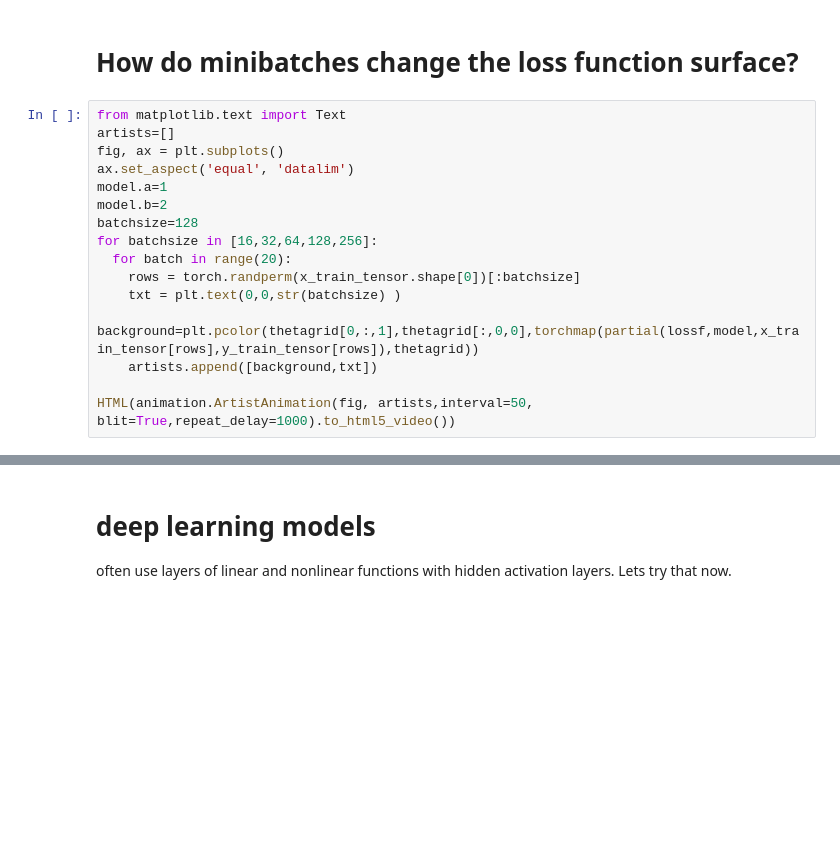
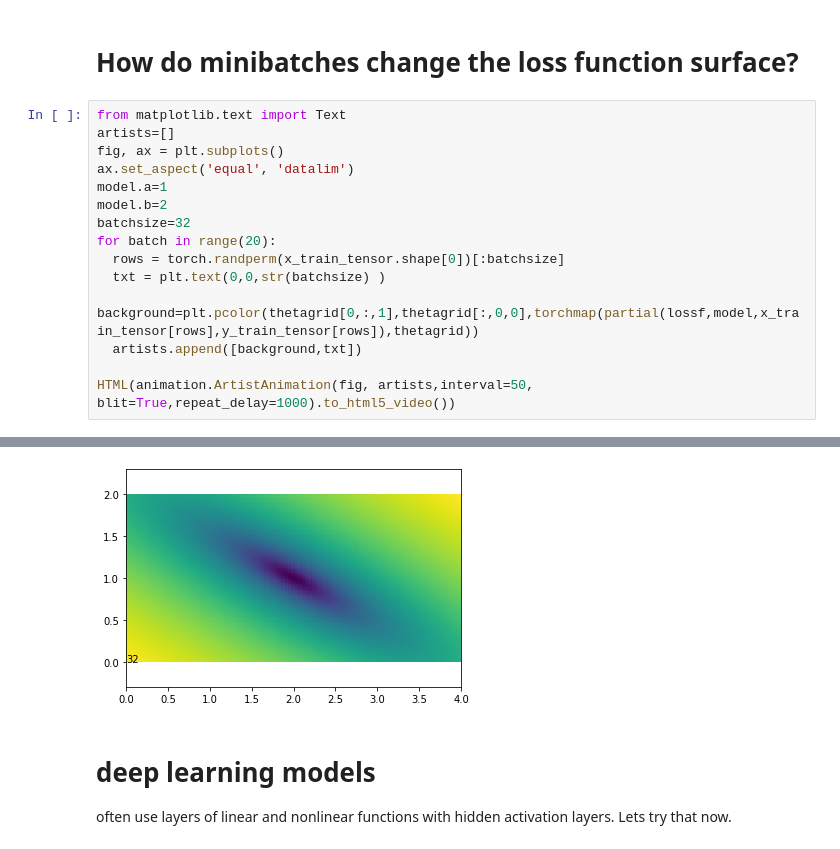
Before and after one commit to WestCoastML/pytorch_tutorial, a Jupyter notebook: pytorch_tutorial1.ipynb, the cells around one changed output, grey strips where cells are left out. Saved outputs shown, nothing was run; the diff lists cells and outputs as text; blank space fills up the shorter version.

Commit message:
Updated loss surface with batchsize

```diff
--- a/pytorch_tutorial1.ipynb
+++ b/pytorch_tutorial1.ipynb
@@ -493,12 +568,12 @@ fig, ax = plt.subplots()
 ax.set_aspect('equal', 'datalim')
 model.a=1
 model.b=2
-batchsize=128
-for batchsize in [16,32,64,128,256]:
-  for batch in range(20):
-    rows = torch.randperm(x_train_tensor.shape[0])[:batchsize]
-    txt = plt.text(0,0,str(batchsize) )
-    background=plt.pcolor(thetagrid[0,:,1],thetagrid[:,0,0],torchmap(partial(lossf,model,x_train_tensor[rows],y_train_tensor[rows]),thetagrid))
-    artists.append([background,txt])
+batchsize=32
+for batch in range(20):
+  rows = torch.randperm(x_train_tensor.shape[0])[:batchsize]
+  txt = plt.text(0,0,str(batchsize) )
+  background=plt.pcolor(thetagrid[0,:,1],thetagrid[:,0,0],torchmap(partial(lossf,model,x_train_tensor[rows],y_train_tensor[rows]),thetagrid))
+  artists.append([background,txt])
 
 HTML(animation.ArtistAnimation(fig, artists,interval=50, blit=True,repeat_delay=1000).to_html5_video())
+# %% [output]
@@ -505,3 +581,4 @@ HTML(animation.ArtistAnimation(fig, artists,interval=50, blit=True,repeat_delay=
+[figure, added]
 # %% [markdown]
 # deep learning models
 often use layers of linear and nonlinear functions with hidden activation layers. Lets try that now.
```
Also changed, not shown: parts of 31 cells of this notebook.
